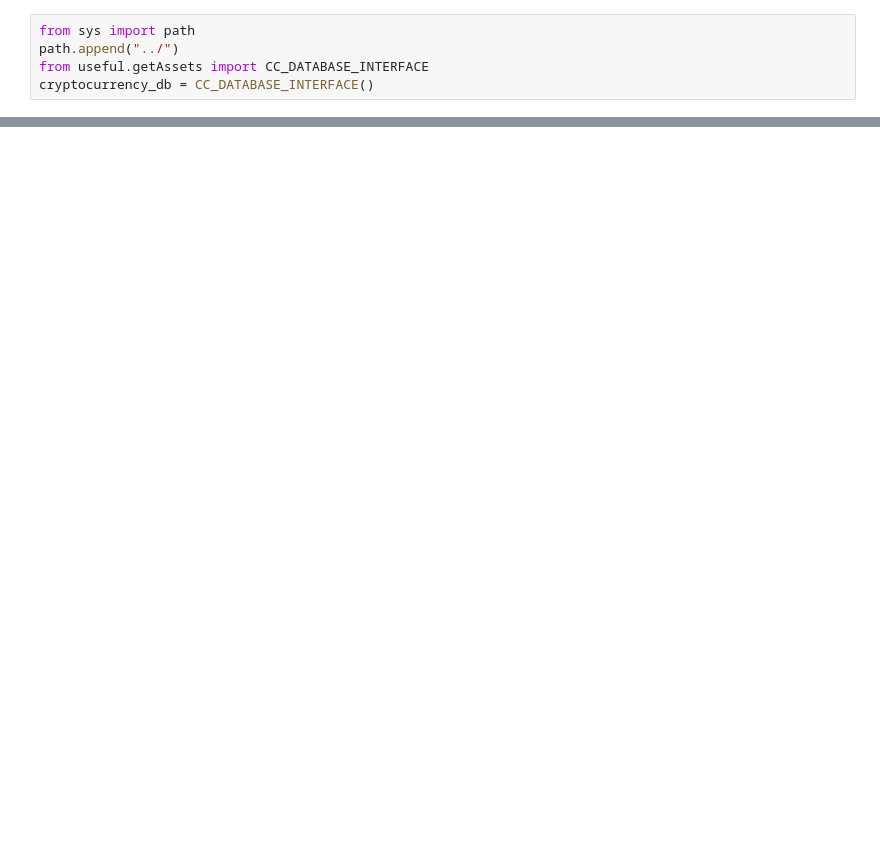
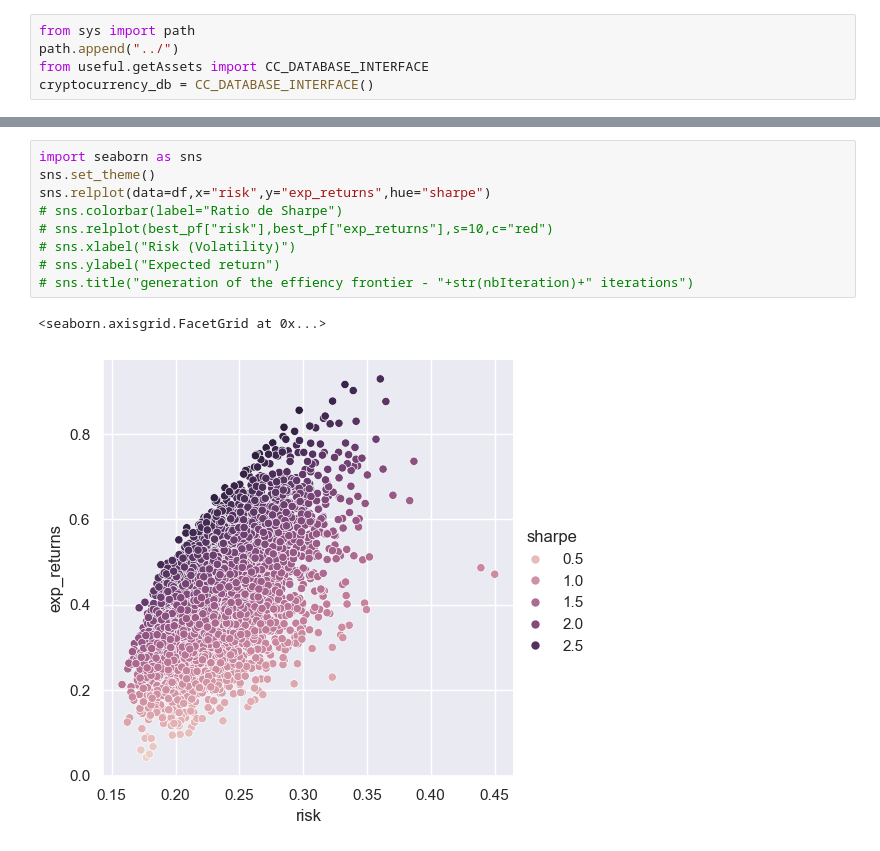
Before and after one commit to LimeSku/PyQuantitative, a Jupyter notebook: MonteCarlo/SharpeRatioOpt.ipynb, the cells around one changed output, grey strips where cells are left out. Drawn from its saved outputs; the diff is of its cells as text; blank space fills up the shorter version.

```diff
--- a/MonteCarlo/SharpeRatioOpt.ipynb
+++ b/MonteCarlo/SharpeRatioOpt.ipynb
@@ -81,0 +100,12 @@ Text(0.5, 1.0, 'generation of the effiency frontier - 5000 iterations')
+# %%
+import seaborn as sns
+sns.set_theme()
+sns.relplot(data=df,x="risk",y="exp_returns",hue="sharpe")
+# sns.colorbar(label="Ratio de Sharpe")
+# sns.relplot(best_pf["risk"],best_pf["exp_returns"],s=10,c="red")
+# sns.xlabel("Risk (Volatility)")
+# sns.ylabel("Expected return")
+# sns.title("generation of the effiency frontier - "+str(nbIteration)+" iterations")
+# %% [output]
+<seaborn.axisgrid.FacetGrid at 0x...>
+[figure, added]
```
Also changed, not shown: parts of 7 cells of this notebook, 1 other file.
